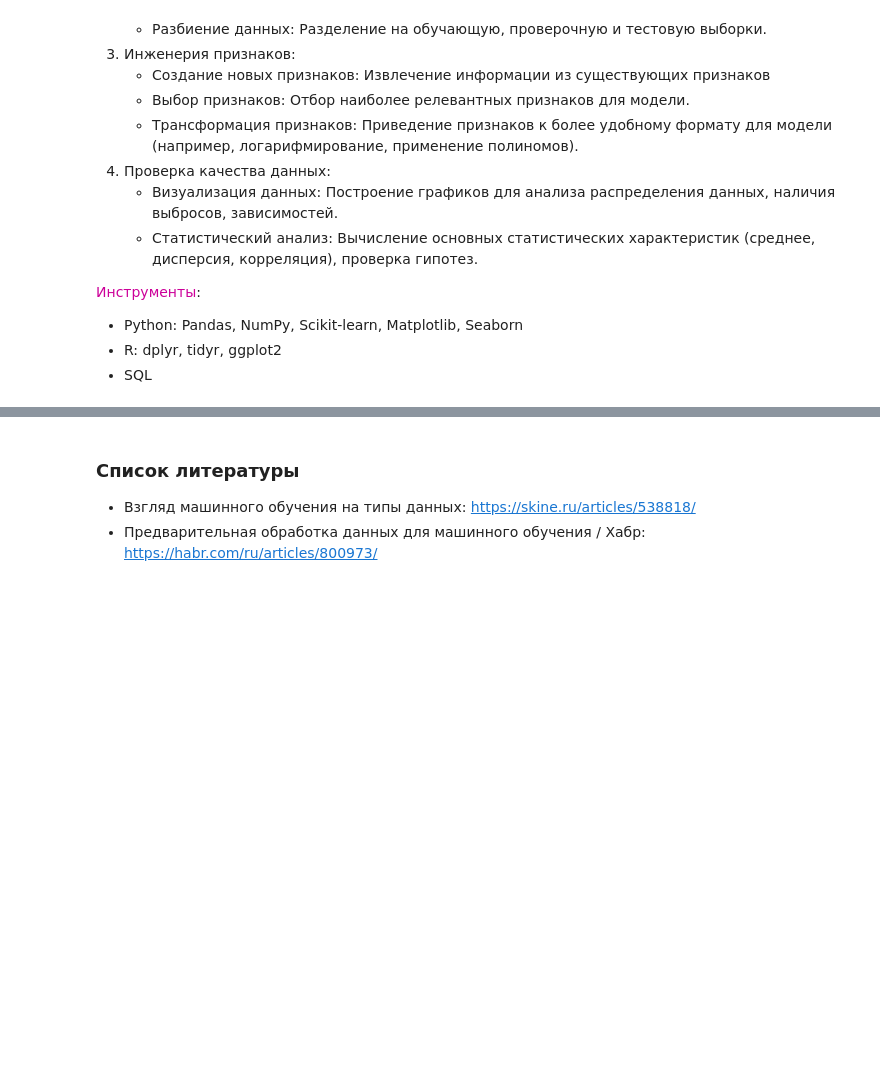
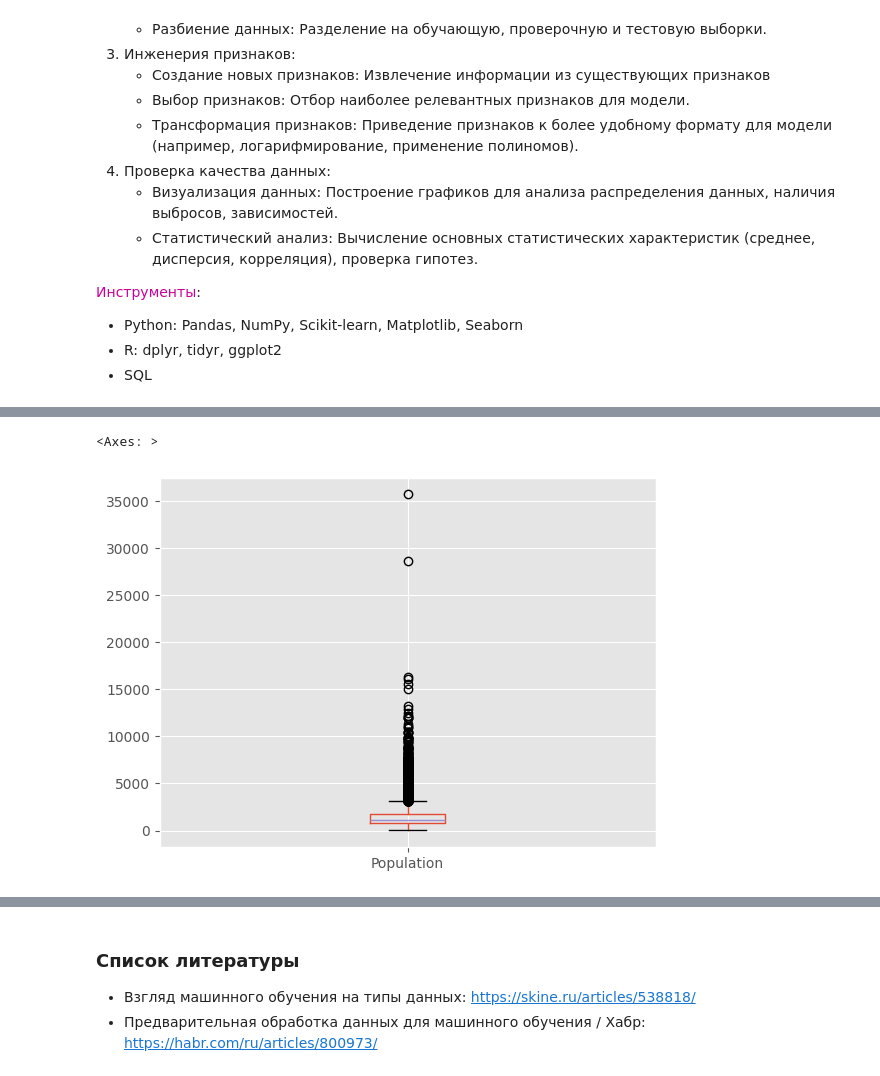
Before and after one commit to DianaShiryaeva/data_preparation, a Jupyter notebook: preparation.ipynb, the cells around one changed output, grey strips where cells are left out. Cells and saved outputs as stored; diff of their text form; code cells hidden in the pictures; blank space fills up the shorter version.

```diff
--- a/preparation.ipynb
+++ b/preparation.ipynb
@@ -106,0 +276,5 @@
+# %%
+df.boxplot(column=['Population'])
+# %% [output]
+<Axes: >
+[figure, added]
```
Also changed, not shown: parts of 20 cells of this notebook, 1 other file.
